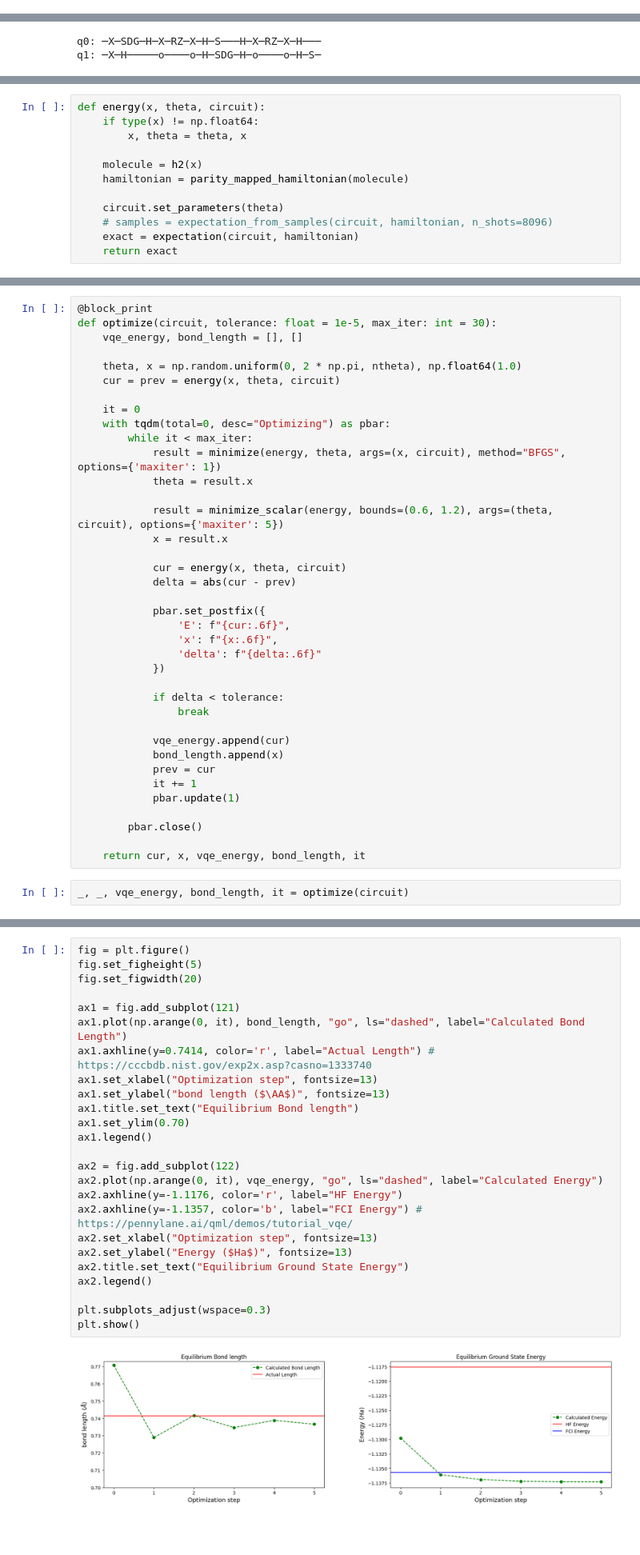
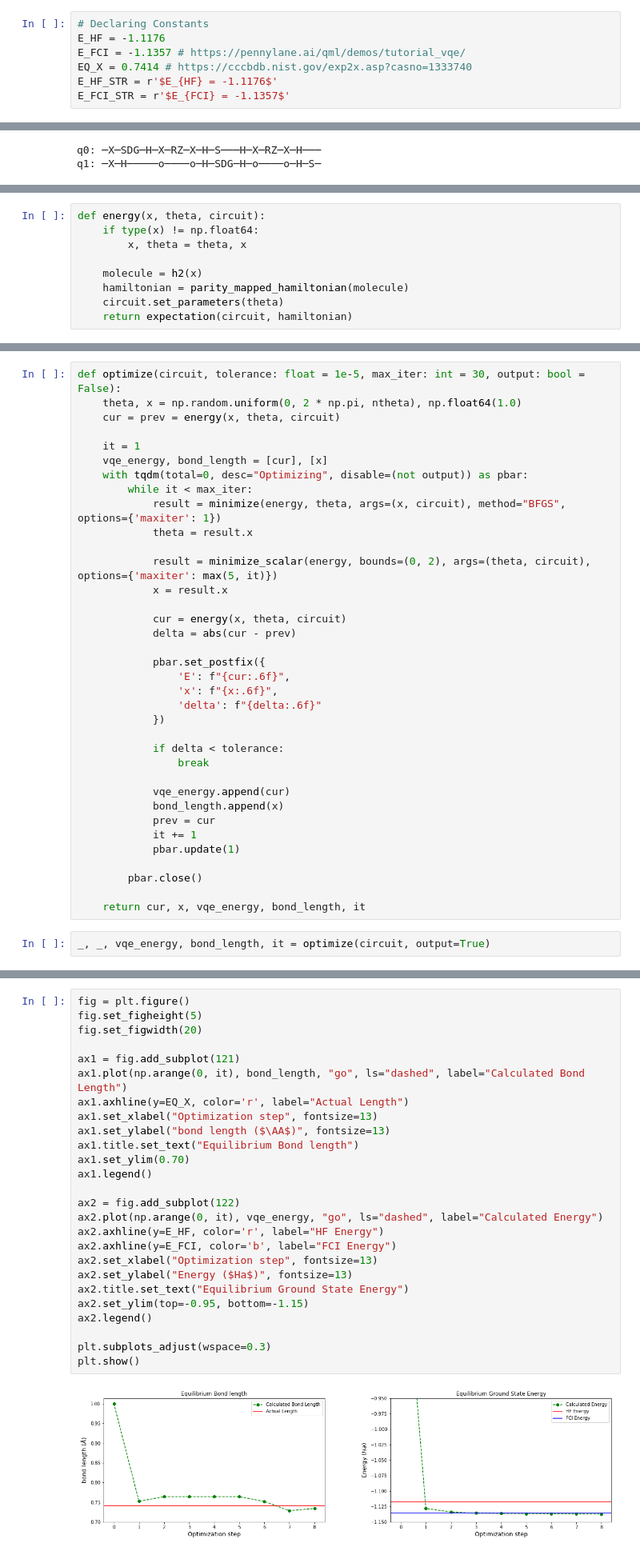
Before and after one commit to TheTrustyPwo/Hydrogen, a Jupyter notebook: better.ipynb, the cells around one changed output, grey strips where cells are left out. Shown at 80% size. Drawn from its saved outputs; the diff is of its cells as text; blank space fills up the shorter version.

```diff
--- a/better.ipynb
+++ b/better.ipynb
@@ -29 +30,8 @@ qibo.set_backend("numpy")
+# %%
+# Declaring Constants
+E_HF = -1.1176
+E_FCI = -1.1357 # https://pennylane.ai/qml/demos/tutorial_vqe/
+EQ_X = 0.7414 # https://cccbdb.nist.gov/exp2x.asp?casno=1333740
+E_HF_STR = r'$E_{HF} = -1.1176$'
+E_FCI_STR = r'$E_{FCI} = -1.1357$'
 # %%
@@ -84,8 +109,5 @@ def energy(x, theta, circuit):
 
     molecule = h2(x)
     hamiltonian = parity_mapped_hamiltonian(molecule)
-
     circuit.set_parameters(theta)
-    # samples = expectation_from_samples(circuit, hamiltonian, n_shots=8096)
-    exact = expectation(circuit, hamiltonian)
-    return exact
+    return expectation(circuit, hamiltonian)
@@ -92,18 +118,16 @@ def energy(x, theta, circuit):
 # %%
-@block_print
-def optimize(circuit, tolerance: float = 1e-5, max_iter: int = 30):
-    vqe_energy, bond_length = [], []
-
+def optimize(circuit, tolerance: float = 1e-5, max_iter: int = 30, output: bool = False):
     theta, x = np.random.uniform(0, 2 * np.pi, ntheta), np.float64(1.0)
     cur = prev = energy(x, theta, circuit)
 
-    it = 0
-    with tqdm(total=0, desc="Optimizing") as pbar:
+    it = 1
+    vqe_energy, bond_length = [cur], [x]
+    with tqdm(total=0, desc="Optimizing", disable=(not output)) as pbar:
         while it < max_iter:
             result = minimize(energy, theta, args=(x, circuit), method="BFGS", options={'maxiter': 1})
             theta = result.x
 
-            result = minimize_scalar(energy, bounds=(0.6, 1.2), args=(theta, circuit), options={'maxiter': 5})
+            result = minimize_scalar(energy, bounds=(0, 2), args=(theta, circuit), options={'maxiter': max(5, it)})
             x = result.x
 
             cur = energy(x, theta, circuit)
@@ -128,5 +152,5 @@ def optimize(circuit, tolerance: float = 1e-5, max_iter: int = 30):
 
     return cur, x, vqe_energy, bond_length, it
 # %%
-_, _, vqe_energy, bond_length, it = optimize(circuit)
+_, _, vqe_energy, bond_length, it = optimize(circuit, output=True)
 # %% [output]
@@ -135,28 +158,29 @@ Optimizing: 6it [00:17,  2.98s/it, E=-1.137297, x=0.737704, delta=0.000001]
 # %%
 fig = plt.figure()
 fig.set_figheight(5)
 fig.set_figwidth(20)
 
 ax1 = fig.add_subplot(121)
 ax1.plot(np.arange(0, it), bond_length, "go", ls="dashed", label="Calculated Bond Length")
-ax1.axhline(y=0.7414, color='r', label="Actual Length") # https://cccbdb.nist.gov/exp2x.asp?casno=1333740
+ax1.axhline(y=EQ_X, color='r', label="Actual Length")
 ax1.set_xlabel("Optimization step", fontsize=13)
 ax1.set_ylabel("bond length ($\AA$)", fontsize=13)
 ax1.title.set_text("Equilibrium Bond length")
 ax1.set_ylim(0.70)
 ax1.legend()
 
 ax2 = fig.add_subplot(122)
 ax2.plot(np.arange(0, it), vqe_energy, "go", ls="dashed", label="Calculated Energy")
-ax2.axhline(y=-1.1176, color='r', label="HF Energy")
-ax2.axhline(y=-1.1357, color='b', label="FCI Energy") # https://pennylane.ai/qml/demos/tutorial_vqe/
+ax2.axhline(y=E_HF, color='r', label="HF Energy")
+ax2.axhline(y=E_FCI, color='b', label="FCI Energy")
 ax2.set_xlabel("Optimization step", fontsize=13)
 ax2.set_ylabel("Energy ($Ha$)", fontsize=13)
 ax2.title.set_text("Equilibrium Ground State Energy")
+ax2.set_ylim(top=-0.95, bottom=-1.15)
 ax2.legend()
 
 plt.subplots_adjust(wspace=0.3)
 plt.show()
 # %% [output]
-[figure, old version]
+[figure, new version]
 # %%
```
Also changed, not shown: parts of 25 cells of this notebook, 1 other file.
